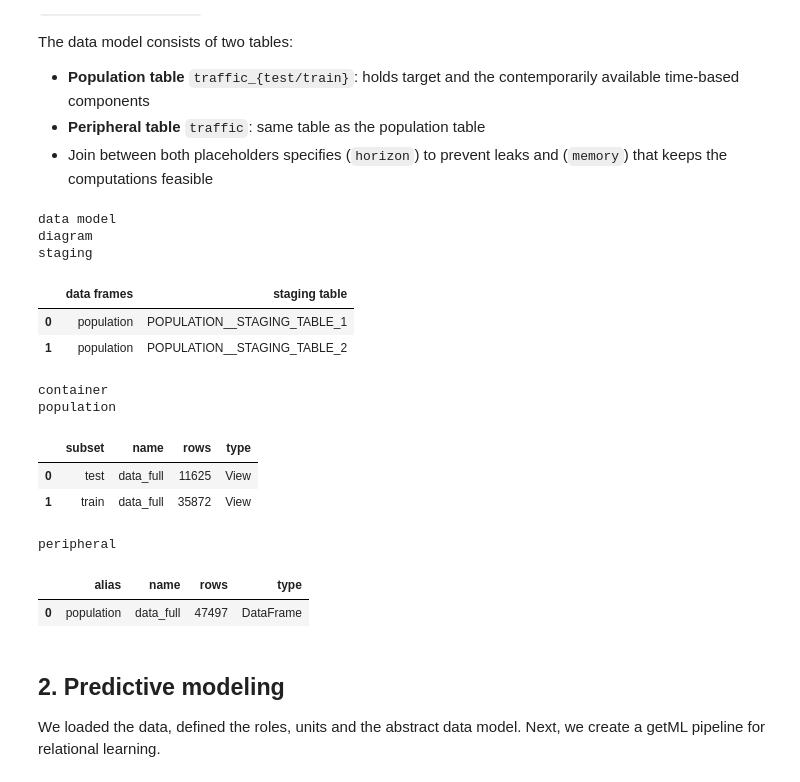
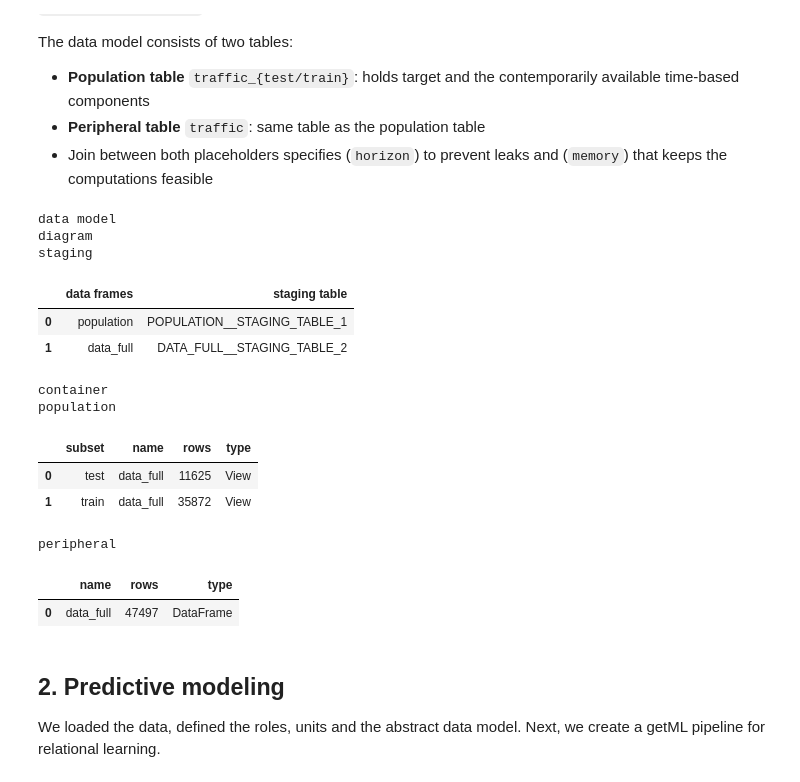
Before and after one commit to getml/getml-demo, a Jupyter notebook: dodgers.ipynb, the cells around one changed output. Cells and saved outputs as stored; diff of their text form; code cells hidden in the pictures.

```diff
--- a/dodgers.ipynb
+++ b/dodgers.ipynb
@@ -223,36 +228,35 @@ The data model consists of two tables:
 # %%
 # 1. The horizon is 1 hour (we predict the traffic volume in one hour).
 # 2. The memory is 2 hours, so we allow the algorithm to
 #    use information from up to 2 hours ago.
 # 3. We allow lagged targets. Thus, the algorithm can
 #    identify autoregressive processes.
 
 time_series = getml.data.TimeSeries(
     population=data_full,
-    alias="population",
     split=split,
     time_stamps='ds',
     horizon=getml.data.time.hours(1),
     memory=getml.data.time.hours(2),
     lagged_targets=True
 )
 
 time_series
 # %% [output]
 data model
 diagram
 staging
 |  | data frames | staging table |
 | 0 | population | POPULATION__STAGING_TABLE_1 |
-| 1 | population | POPULATION__STAGING_TABLE_2 |
+| 1 | data_full | DATA_FULL__STAGING_TABLE_2 |
 container
 population
 |  | subset | name | rows | type |
 | 0 | test | data_full | 11625 | View |
 | 1 | train | data_full | 35872 | View |
 peripheral
-|  | alias | name | rows | type |
-| 0 | population | data_full | 47497 | DataFrame |
+|  | name | rows | type |
+| 0 | data_full | 47497 | DataFrame |
 # %% [markdown]
 ## 2. Predictive modeling
 
```
Also changed, not shown: parts of 14 cells of this notebook.
